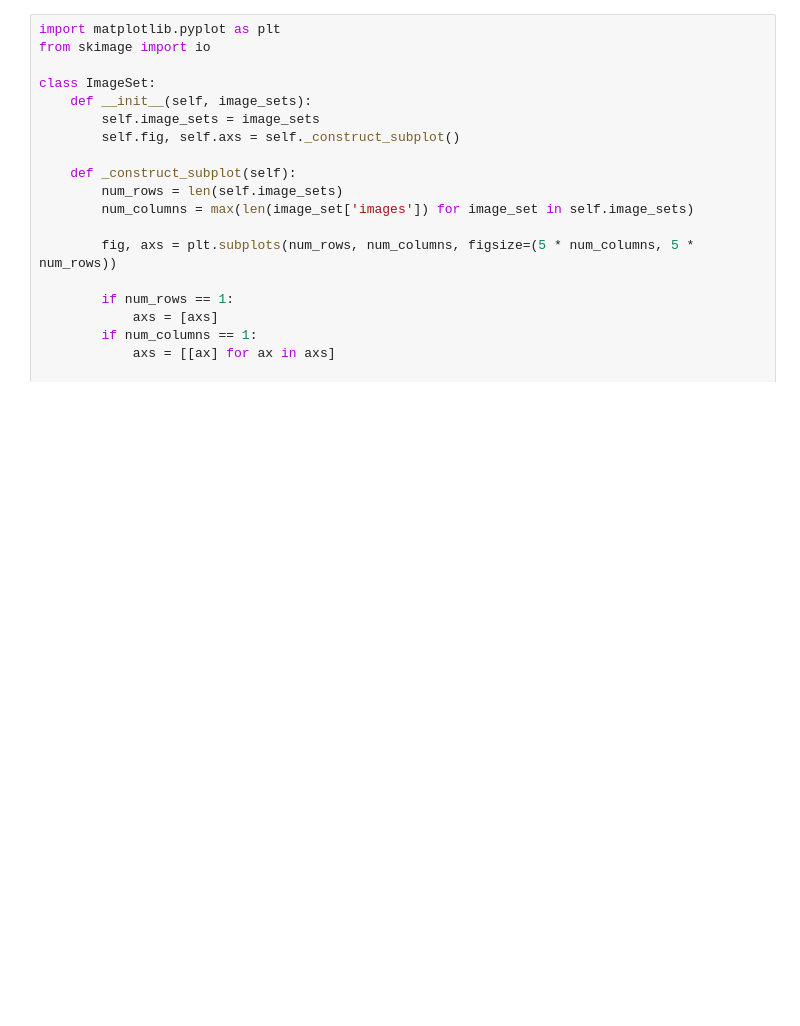
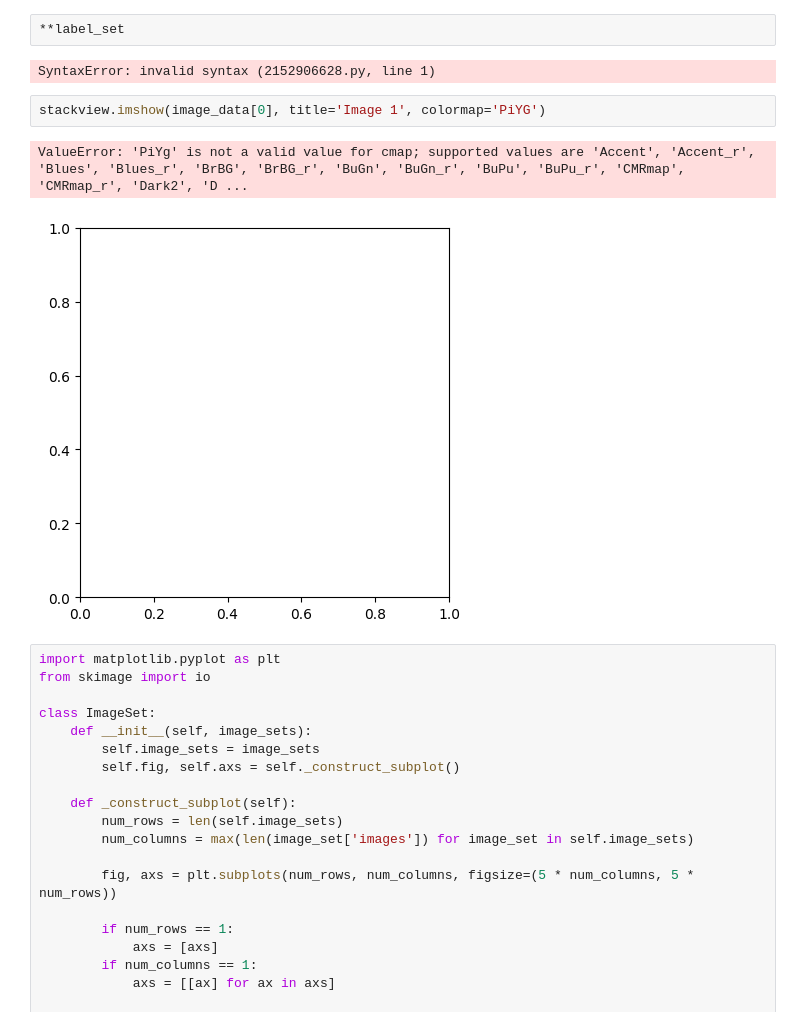
Before and after one commit to TimMonko/napari-ndev, a Jupyter notebook: src/napari_ndev/image_overview_testing.ipynb, the cells around one changed output. Cells and saved outputs as stored; diff of their text form; blank space fills up the shorter version.

```diff
--- a/src/napari_ndev/image_overview_testing.ipynb
+++ b/src/napari_ndev/image_overview_testing.ipynb
@@ -95,3 +182,12 @@ overview
+# %%
+**label_set
+# %% [output]
+SyntaxError: invalid syntax (2152906628.py, line 1)
+# %%
+stackview.imshow(image_data[0], title='Image 1', colormap='PiYG')
+# %% [output]
+ValueError: 'PiYg' is not a valid value for cmap; supported values are 'Accent', 'Accent_r', 'Blues', 'Blues_r', 'BrBG', 'BrBG_r', 'BuGn', 'BuGn_r', 'BuPu', 'BuPu_r', 'CMRmap', 'CMRmap_r', 'Dark2', 'D ...
+[figure, added]
 # %%
 import matplotlib.pyplot as plt
 from skimage import io
```
Also changed, not shown: parts of 4 cells of this notebook.
